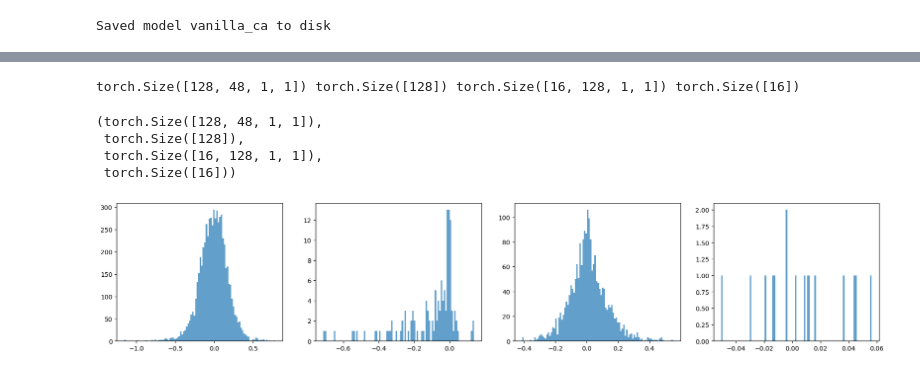
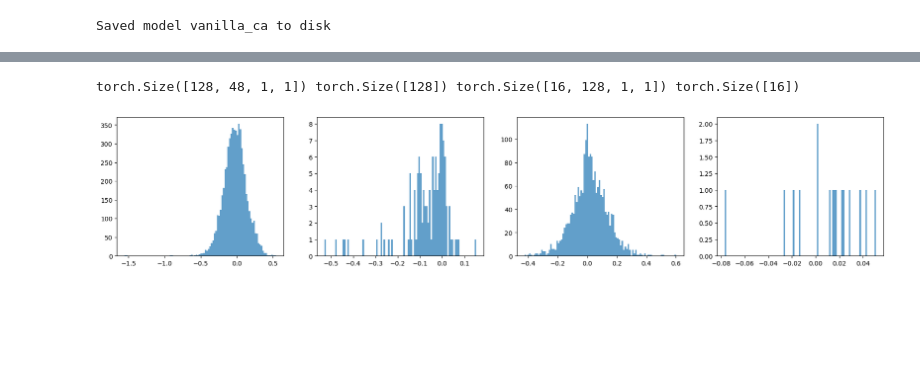
Before and after one commit to Radevsi/cellular-automata, a Jupyter notebook: Original_CA_PyTorch.ipynb, the cells around one changed output, grey strips where cells are left out. Drawn from its saved outputs; the diff is of its cells as text; code cells hidden in the pictures; blank space fills up the shorter version.

```diff
--- a/Original_CA_PyTorch.ipynb
+++ b/Original_CA_PyTorch.ipynb
@@ -313,25 +236,3 @@ Wall time: 20min 25s
-# %%
-def save_ca_model(model, model_name):
-    """Save model state dict as model_name in models folder
-
-    :param model: trained PyTorch model object
-    :param model_name: str, name under which to save the model
-    """
-    if not os.path.exists("models"):
-        os.mkdir("models")
-    torch.save(model.state_dict(), "./models/{}.pth".format(model_name))
-    print("Saved model {} to disk".format(model_name))
-
-def load_ca_model(model_name, *args, **kwargs):
-    """Load model_name from models folder in working directory
-
-    :param model_name: str, name of saved model
-    :return: PyTorch model object loaded from disk
-    """
-    model = CAModel(*args, **kwargs)
-    model.load_state_dict(torch.load("./models/{}.pth".format(model_name)))
-    model.eval()
-    return model
 # %%
 save_ca_model(ca, "vanilla_ca")
 # %% [output]
@@ -358,0 +240,2 @@ plt.show()
+# %%
+test_load = load_ca_model("vanilla_ca")
@@ -368,9 +266,5 @@ torch.Size([128, 48, 1, 1]) torch.Size([128]) torch.Size([16, 128, 1, 1]) torch.
 # %%
-show_weights(ca_graph)
+show_weights(test_load)
 # %% [output]
 torch.Size([128, 48, 1, 1]) torch.Size([128]) torch.Size([16, 128, 1, 1]) torch.Size([16])
-(torch.Size([128, 48, 1, 1]),
- torch.Size([128]),
- torch.Size([16, 128, 1, 1]),
- torch.Size([16]))
-[figure, old version]
+[figure, new version]
```
Also changed, not shown: parts of 54 cells of this notebook, 1 other file.
